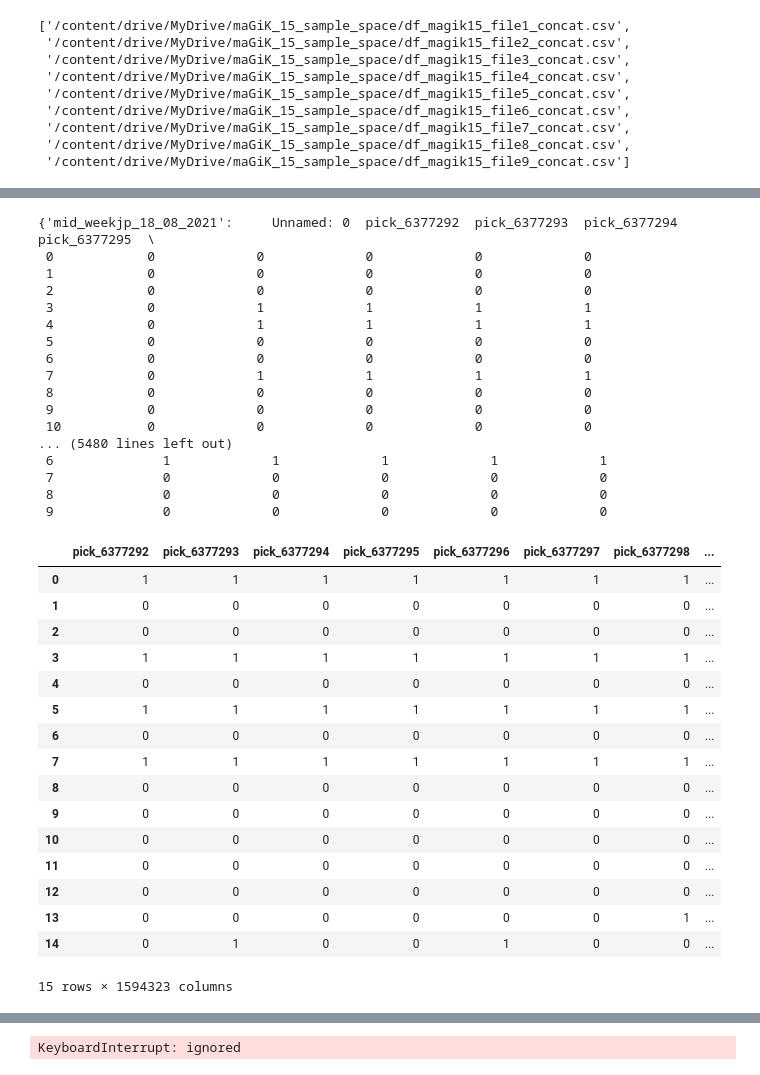
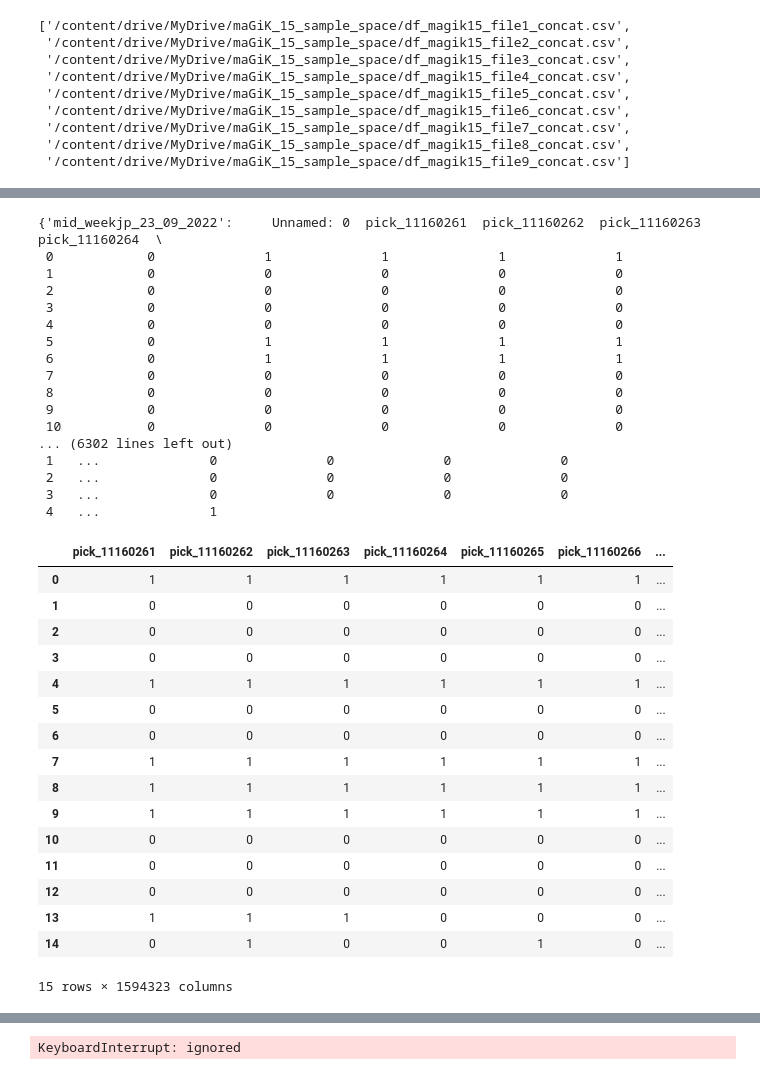
Before and after one commit to WillyKitheka/code-doyen, a Jupyter notebook: Full_Analysis_maGiK15.ipynb, the cells around one changed output, grey strips where cells are left out. Saved outputs shown, nothing was run; the diff lists cells and outputs as text; code cells hidden in the pictures.

```diff
--- a/Full_Analysis_maGiK15.ipynb
+++ b/Full_Analysis_maGiK15.ipynb
@@ -114,7 +114,7 @@ csv_files_2
 # this where we continue with building the code! Here we import a single file of the sample space. Bear in mind that the shape of the
 # file is 17 rows by 1594323 columns. Loading this single file takes 10 minutes! Probably I should learn to parallelize file loading.
 
-sample_space = pd.read_csv(r'/content/drive/MyDrive/maGiK_15_sample_space/df_magik15_file3_concat.csv')
+sample_space = pd.read_csv(r'/content/drive/MyDrive/maGiK_15_sample_space/df_magik15_file8_concat.csv')
 # %%
 sample_space
 # %% [output]
@@ -188,23 +164,23 @@ results = compare_columns(megajp_sets, sample_space)
 # %%
 results
 # %% [output]
-{'mid_weekjp_18_08_2021':     Unnamed: 0  pick_6377292  pick_6377293  pick_6377294  pick_6377295  \
- 0            0             0             0             0             0
- 1            0             0             0             0             0
- 2            0             0             0             0             0
- 3            0             1             1             1             1
- 4            0             1             1             1             1
- 5            0             0             0             0             0
- 6            0             0             0             0             0
- 7            0             1             1             1             1
- 8            0             0             0             0             0
- 9            0             0             0             0             0
- 10           0             0             0             0             0
-... (5480 lines left out)
- 6              1             1             1             1             1
- 7              0             0             0             0             0
- 8              0             0             0             0             0
- 9              0             0             0             0             0
+{'mid_weekjp_23_09_2022':     Unnamed: 0  pick_11160261  pick_11160262  pick_11160263  pick_11160264  \
+ 0            0              1              1              1              1
+ 1            0              0              0              0              0
+ 2            0              0              0              0              0
+ 3            0              0              0              0              0
+ 4            0              0              0              0              0
+ 5            0              1              1              1              1
+ 6            0              1              1              1              1
+ 7            0              0              0              0              0
+ 8            0              0              0              0              0
+ 9            0              0              0              0              0
+ 10           0              0              0              0              0
+... (6302 lines left out)
+ 1   ...              0              0              0              0
+ 2   ...              0              0              0              0
+ 3   ...              0              0              0              0
+ 4   ...              1
 # %%
 #dropping the unnamed:0 column
 for key, df in results.items():
@@ -213,24 +189,24 @@ for key, df in results.items():
     results[key] = df
 # %%
 # now to verify...done!
-results['extra_1.csv']
+results['extra_1']
 # %% [output]
-|  | pick_6377292 | pick_6377293 | pick_6377294 | pick_6377295 | pick_6377296 | pick_6377297 | pick_6377298 | ... |
-| 0 | 1 | 1 | 1 | 1 | 1 | 1 | 1 | ... |
-| 1 | 0 | 0 | 0 | 0 | 0 | 0 | 0 | ... |
-| 2 | 0 | 0 | 0 | 0 | 0 | 0 | 0 | ... |
-| 3 | 1 | 1 | 1 | 1 | 1 | 1 | 1 | ... |
-| 4 | 0 | 0 | 0 | 0 | 0 | 0 | 0 | ... |
-| 5 | 1 | 1 | 1 | 1 | 1 | 1 | 1 | ... |
-| 6 | 0 | 0 | 0 | 0 | 0 | 0 | 0 | ... |
-| 7 | 1 | 1 | 1 | 1 | 1 | 1 | 1 | ... |
-| 8 | 0 | 0 | 0 | 0 | 0 | 0 | 0 | ... |
-| 9 | 0 | 0 | 0 | 0 | 0 | 0 | 0 | ... |
-| 10 | 0 | 0 | 0 | 0 | 0 | 0 | 0 | ... |
-| 11 | 0 | 0 | 0 | 0 | 0 | 0 | 0 | ... |
-| 12 | 0 | 0 | 0 | 0 | 0 | 0 | 0 | ... |
-| 13 | 0 | 0 | 0 | 0 | 0 | 0 | 1 | ... |
-| 14 | 0 | 1 | 0 | 0 | 1 | 0 | 0 | ... |
+|  | pick_11160261 | pick_11160262 | pick_11160263 | pick_11160264 | pick_11160265 | pick_11160266 | ... |
+| 0 | 1 | 1 | 1 | 1 | 1 | 1 | ... |
+| 1 | 0 | 0 | 0 | 0 | 0 | 0 | ... |
+| 2 | 0 | 0 | 0 | 0 | 0 | 0 | ... |
+| 3 | 0 | 0 | 0 | 0 | 0 | 0 | ... |
+| 4 | 1 | 1 | 1 | 1 | 1 | 1 | ... |
+| 5 | 0 | 0 | 0 | 0 | 0 | 0 | ... |
+| 6 | 0 | 0 | 0 | 0 | 0 | 0 | ... |
+| 7 | 1 | 1 | 1 | 1 | 1 | 1 | ... |
+| 8 | 1 | 1 | 1 | 1 | 1 | 1 | ... |
+| 9 | 1 | 1 | 1 | 1 | 1 | 1 | ... |
+| 10 | 0 | 0 | 0 | 0 | 0 | 0 | ... |
+| 11 | 0 | 0 | 0 | 0 | 0 | 0 | ... |
+| 12 | 0 | 0 | 0 | 0 | 0 | 0 | ... |
+| 13 | 1 | 1 | 1 | 0 | 0 | 0 | ... |
+| 14 | 0 | 1 | 0 | 0 | 1 | 0 | ... |
 15 rows × 1594323 columns
 # %%
 # code adapted from Run_0_maGiK8_fullAnalysis. Talk about code reusability!
```
Also changed, not shown: parts of 36 cells of this notebook.
